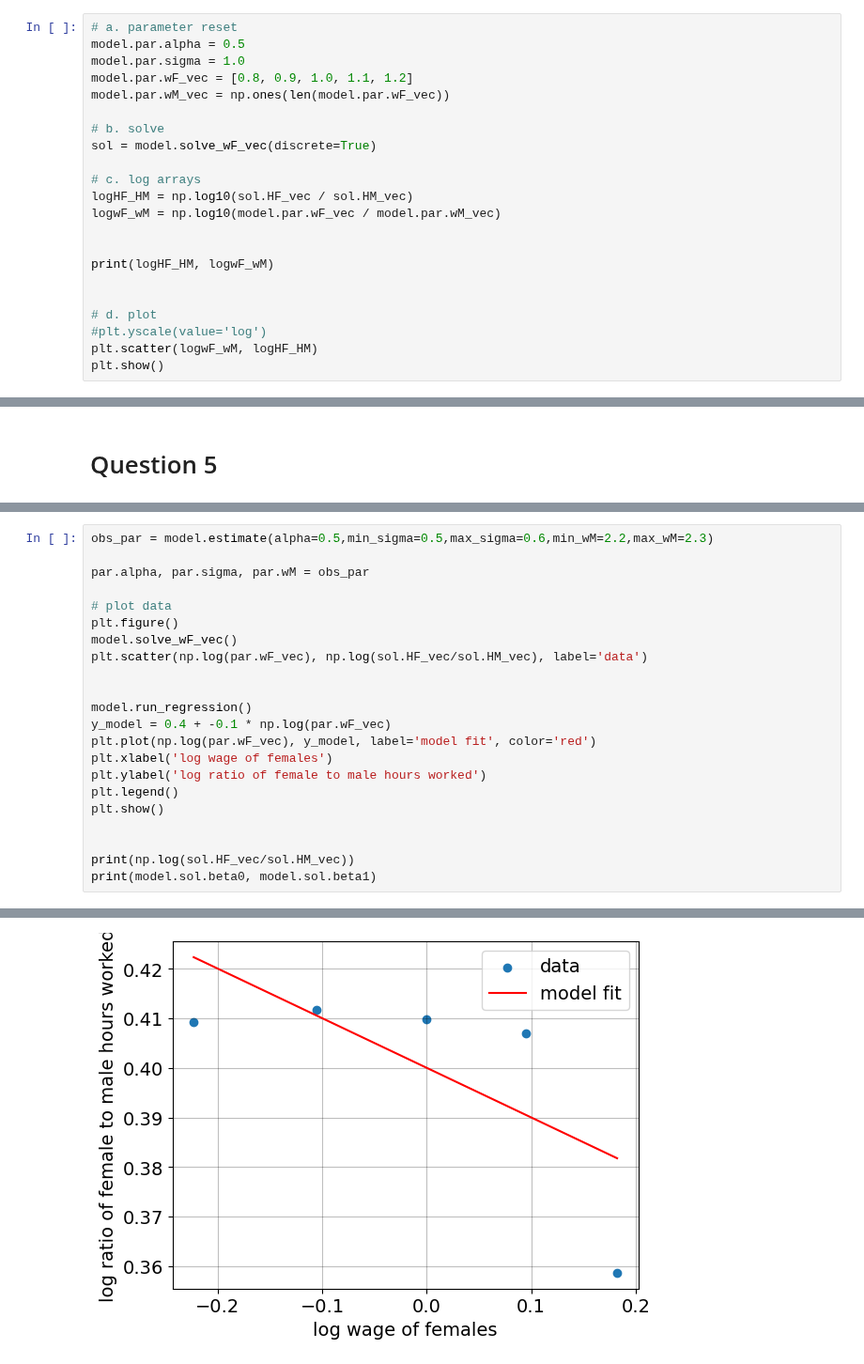
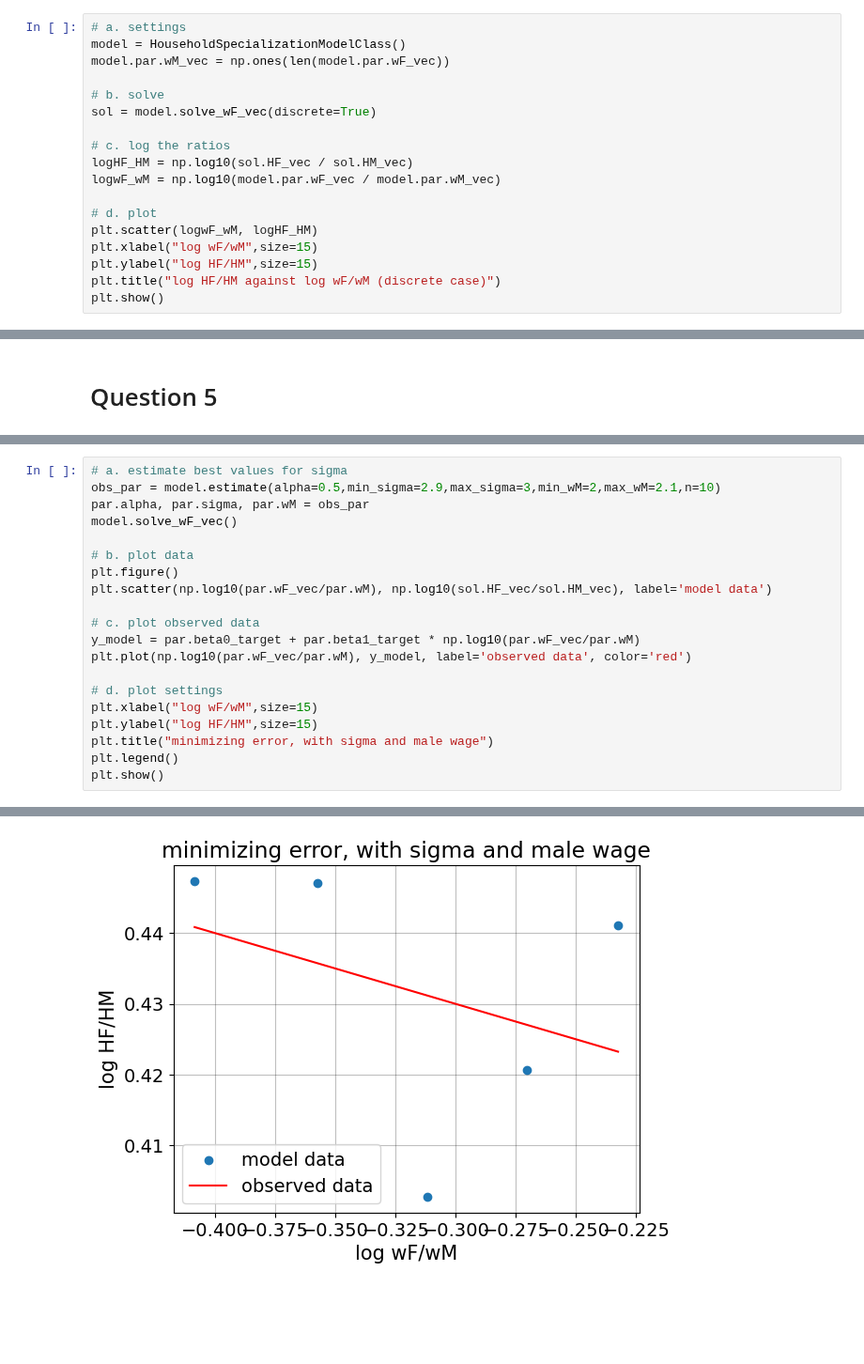
Before and after one commit to NumEconCopenhagen/projects-2023-the-best-duo, a Jupyter notebook: inauguralproject/inauguralproject.ipynb, the cells around one changed output, grey strips where cells are left out. Shown at 94% size. Saved outputs shown, nothing was run; the diff lists cells and outputs as text; blank space fills up the shorter version.

```diff
--- a/inauguralproject/inauguralproject.ipynb
+++ b/inauguralproject/inauguralproject.ipynb
@@ -74,23 +43,19 @@ Explain your code and procedure
 # %%
-# a. parameter reset
-model.par.alpha = 0.5
-model.par.sigma = 1.0
-model.par.wF_vec = [0.8, 0.9, 1.0, 1.1, 1.2]
+# a. settings
+model = HouseholdSpecializationModelClass()
 model.par.wM_vec = np.ones(len(model.par.wF_vec))
 
 # b. solve
 sol = model.solve_wF_vec(discrete=True)
 
-# c. log arrays
+# c. log the ratios
 logHF_HM = np.log10(sol.HF_vec / sol.HM_vec)
 logwF_wM = np.log10(model.par.wF_vec / model.par.wM_vec)
 
-
-print(logHF_HM, logwF_wM)
-
-
 # d. plot
-#plt.yscale(value='log')
 plt.scatter(logwF_wM, logHF_HM)
+plt.xlabel("log wF/wM",size=15)
+plt.ylabel("log HF/HM",size=15)
+plt.title("log HF/HM against log wF/wM (discrete case)")
 plt.show()
 # %% [output]
@@ -191,23 +149,21 @@ the best anwser is alpha = 0.5. sigma = 0.275, wM = 1 with error = 0.15981790452
 # %%
-obs_par = model.estimate(alpha=0.5,min_sigma=0.5,max_sigma=0.6,min_wM=2.2,max_wM=2.3)
+# a. estimate best values for sigma
+obs_par = model.estimate(alpha=0.5,min_sigma=2.9,max_sigma=3,min_wM=2,max_wM=2.1,n=10)
+par.alpha, par.sigma, par.wM = obs_par
+model.solve_wF_vec()
 
-par.alpha, par.sigma, par.wM = obs_par
+# b. plot data
+plt.figure()
+plt.scatter(np.log10(par.wF_vec/par.wM), np.log10(sol.HF_vec/sol.HM_vec), label='model data')
 
-# plot data
-plt.figure()
-model.solve_wF_vec()
-plt.scatter(np.log(par.wF_vec), np.log(sol.HF_vec/sol.HM_vec), label='data')
+# c. plot observed data
+y_model = par.beta0_target + par.beta1_target * np.log10(par.wF_vec/par.wM)
+plt.plot(np.log10(par.wF_vec/par.wM), y_model, label='observed data', color='red')
 
-
-model.run_regression()
-y_model = 0.4 + -0.1 * np.log(par.wF_vec)
-plt.plot(np.log(par.wF_vec), y_model, label='model fit', color='red')
-plt.xlabel('log wage of females')
-plt.ylabel('log ratio of female to male hours worked')
+# d. plot settings
+plt.xlabel("log wF/wM",size=15)
+plt.ylabel("log HF/HM",size=15)
+plt.title("minimizing error, with sigma and male wage")
 plt.legend()
 plt.show()
-
-
-print(np.log(sol.HF_vec/sol.HM_vec))
-print(model.sol.beta0, model.sol.beta1)
 # %% [output]
@@ -215 +171 @@ the best anwser is alpha = 0.5. sigma = 0.5571428571428572, wM = 2.2857142857142
-[figure, old version]
+[figure, new version]
```
Also changed, not shown: parts of 26 cells of this notebook, 3 other files.
